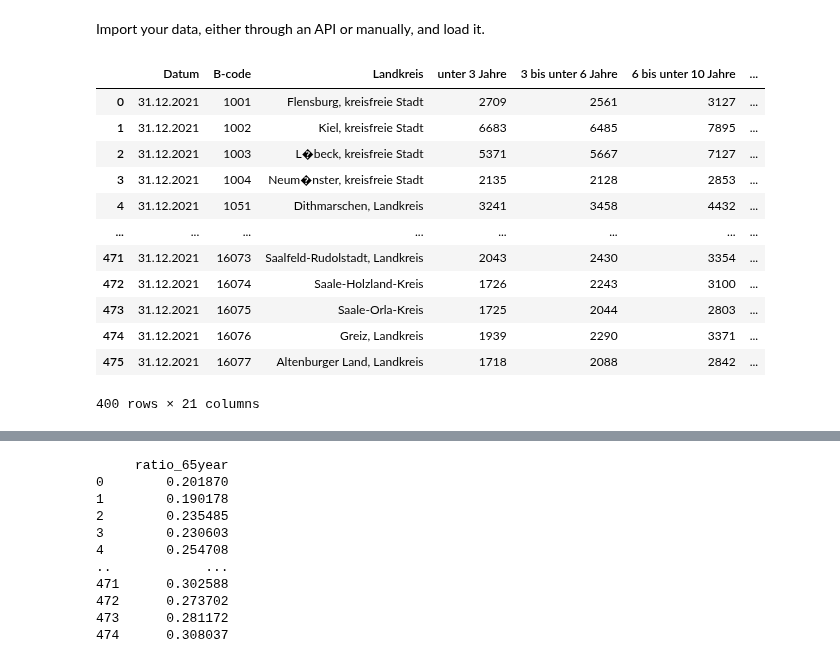
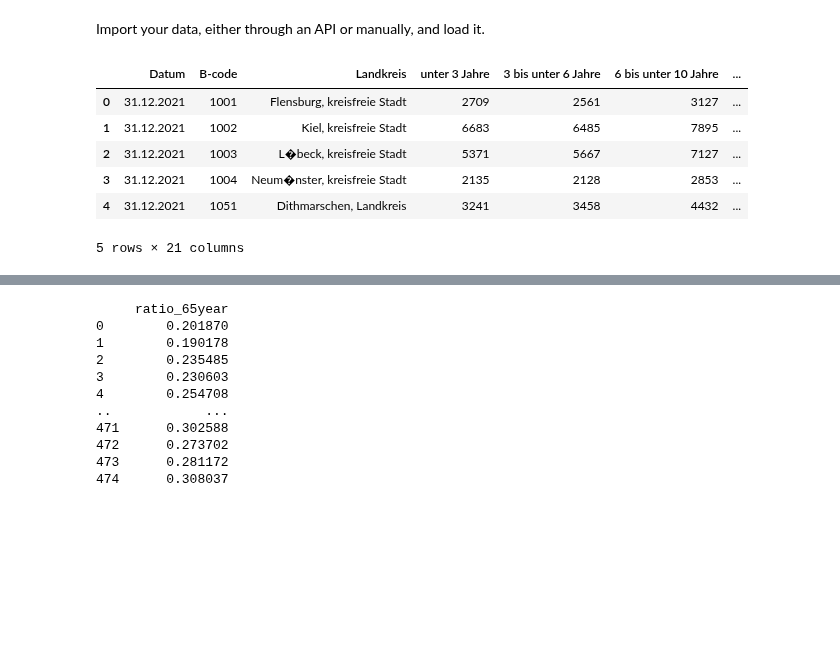
Before and after one commit to NumEconCopenhagen/projects-2023-mes, a Jupyter notebook: dataproject/dataproject.ipynb, the cells around one changed output, grey strips where cells are left out. Cells and saved outputs as stored; diff of their text form; code cells hidden in the pictures; blank space fills up the shorter version.

```diff
--- a/dataproject/dataproject.ipynb
+++ b/dataproject/dataproject.ipynb
@@ -27,30 +27,20 @@ import dataproject
 # %% [markdown]
 Import your data, either through an API or manually, and load it.
 # %%
-# Alter
-
+#import Data on Age Distribution in German counties from federal statistics department
 dfA = pd.read_csv('dataX.csv', sep = ';')
 
-# Removing all rows whoch are empty
-
+#start cleaning by removing all rows whoch are empty
 dfA.replace('-',None, inplace = True)
-
 dfA.dropna(subset=['unter 3 Jahre'], inplace = True)
-
-dfA
+dfA.head()
 # %% [output]
 |  | Datum | B-code | Landkreis | unter 3 Jahre | 3 bis unter 6 Jahre | 6 bis unter 10 Jahre | ... |
 | 0 | 31.12.2021 | 1001 | Flensburg, kreisfreie Stadt | 2709 | 2561 | 3127 | ... |
 | 1 | 31.12.2021 | 1002 | Kiel, kreisfreie Stadt | 6683 | 6485 | 7895 | ... |
 | 2 | 31.12.2021 | 1003 | L�beck, kreisfreie Stadt | 5371 | 5667 | 7127 | ... |
 | 3 | 31.12.2021 | 1004 | Neum�nster, kreisfreie Stadt | 2135 | 2128 | 2853 | ... |
 | 4 | 31.12.2021 | 1051 | Dithmarschen, Landkreis | 3241 | 3458 | 4432 | ... |
-| ... | ... | ... | ... | ... | ... | ... | ... |
-| 471 | 31.12.2021 | 16073 | Saalfeld-Rudolstadt, Landkreis | 2043 | 2430 | 3354 | ... |
-| 472 | 31.12.2021 | 16074 | Saale-Holzland-Kreis | 1726 | 2243 | 3100 | ... |
-| 473 | 31.12.2021 | 16075 | Saale-Orla-Kreis | 1725 | 2044 | 2803 | ... |
-| 474 | 31.12.2021 | 16076 | Greiz, Landkreis | 1939 | 2290 | 3371 | ... |
-| 475 | 31.12.2021 | 16077 | Altenburger Land, Landkreis | 1718 | 2088 | 2842 | ... |
-400 rows × 21 columns
+5 rows × 21 columns
 # %%
 # read the data into a DataFrame
```
Also changed, not shown: parts of 14 cells of this notebook.
